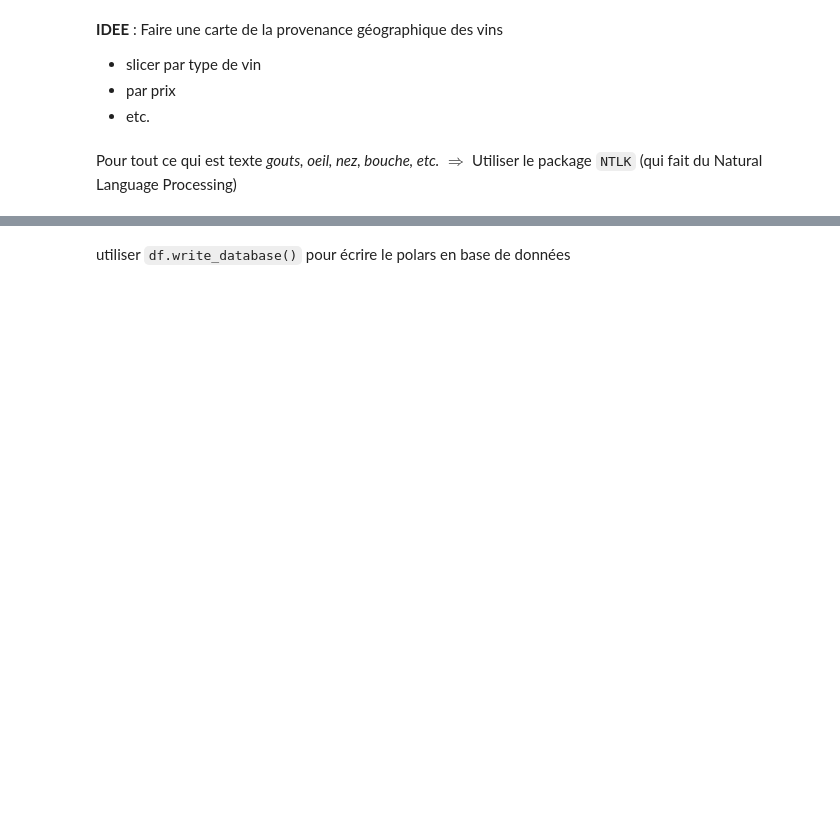
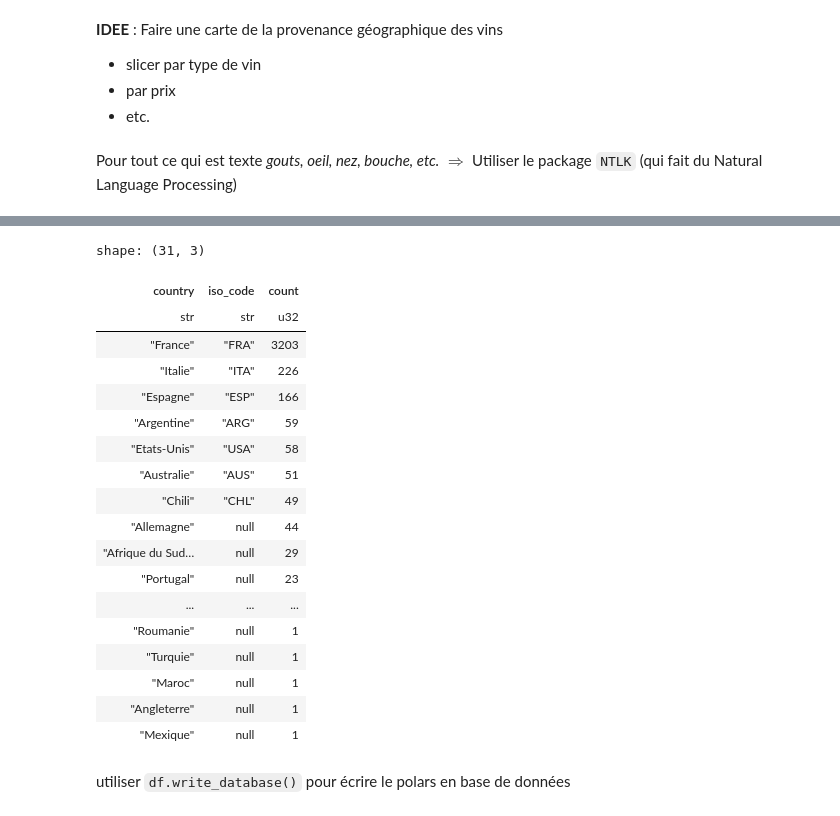
Before and after one commit to CDucloux/Wine-Scraping, a Jupyter notebook: new_notebook.ipynb, the cells around one changed output, grey strips where cells are left out. Saved outputs shown, nothing was run; the diff lists cells and outputs as text; code cells hidden in the pictures; blank space fills up the shorter version.

```diff
--- a/new_notebook.ipynb
+++ b/new_notebook.ipynb
@@ -95,0 +96,22 @@ px.scatter(
+# %%
+grouped_df
+# %% [output]
+shape: (31, 3)
+| country | iso_code | count |
+| str | str | u32 |
+| "France" | "FRA" | 3203 |
+| "Italie" | "ITA" | 226 |
+| "Espagne" | "ESP" | 166 |
+| "Argentine" | "ARG" | 59 |
+| "Etats-Unis" | "USA" | 58 |
+| "Australie" | "AUS" | 51 |
+| "Chili" | "CHL" | 49 |
+| "Allemagne" | null | 44 |
+| "Afrique du Sud… | null | 29 |
+| "Portugal" | null | 23 |
+| ... | ... | ... |
+| "Roumanie" | null | 1 |
+| "Turquie" | null | 1 |
+| "Maroc" | null | 1 |
+| "Angleterre" | null | 1 |
+| "Mexique" | null | 1 |
```
Also changed, not shown: parts of 4 cells of this notebook, 4 other files.
